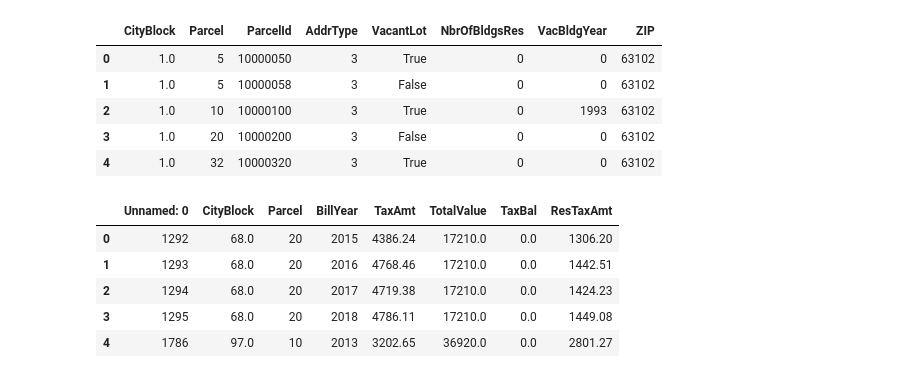
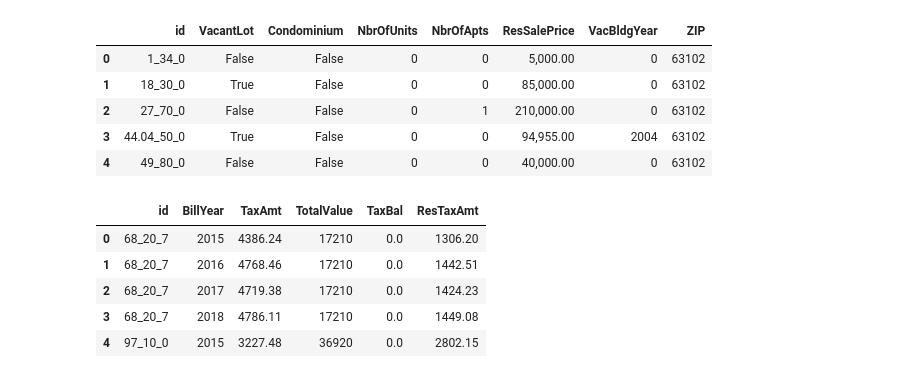
Before and after one commit to HLeek40/project_one, a Jupyter notebook: Final_Notebook.ipynb, the cells around one changed output. Cells and saved outputs as stored; diff of their text form; code cells hidden in the pictures.

```diff
--- a/Final_Notebook.ipynb
+++ b/Final_Notebook.ipynb
@@ -4,20 +6,20 @@ import csv as cv
 # %%
-prcl_df = pd.read_csv('Prcl_upd.csv')
+prcl_df = pd.read_csv('Prcl.csv')
 prcl_df.head()
 # %% [output]
-|  | CityBlock | Parcel | ParcelId | AddrType | VacantLot | NbrOfBldgsRes | VacBldgYear | ZIP |
-| 0 | 1.0 | 5 | 10000050 | 3 | True | 0 | 0 | 63102 |
-| 1 | 1.0 | 5 | 10000058 | 3 | False | 0 | 0 | 63102 |
-| 2 | 1.0 | 10 | 10000100 | 3 | True | 0 | 1993 | 63102 |
-| 3 | 1.0 | 20 | 10000200 | 3 | False | 0 | 0 | 63102 |
-| 4 | 1.0 | 32 | 10000320 | 3 | True | 0 | 0 | 63102 |
+|  | id | VacantLot | Condominium | NbrOfUnits | NbrOfApts | ResSalePrice | VacBldgYear | ZIP |
+| 0 | 1_34_0 | False | False | 0 | 0 | 5,000.00 | 0 | 63102 |
+| 1 | 18_30_0 | True | False | 0 | 0 | 85,000.00 | 0 | 63102 |
+| 2 | 27_70_0 | False | False | 0 | 1 | 210,000.00 | 0 | 63102 |
+| 3 | 44.04_50_0 | True | False | 0 | 0 | 94,955.00 | 2004 | 63102 |
+| 4 | 49_80_0 | False | False | 0 | 0 | 40,000.00 | 0 | 63102 |
 # %%
-new_df = pd.read_csv('text_data.csv')
+new_df = pd.read_csv('residential_data.csv')
 new_df.head()
 # %% [output]
-|  | Unnamed: 0 | CityBlock | Parcel | BillYear | TaxAmt | TotalValue | TaxBal | ResTaxAmt |
-| 0 | 1292 | 68.0 | 20 | 2015 | 4386.24 | 17210.0 | 0.0 | 1306.20 |
-| 1 | 1293 | 68.0 | 20 | 2016 | 4768.46 | 17210.0 | 0.0 | 1442.51 |
-| 2 | 1294 | 68.0 | 20 | 2017 | 4719.38 | 17210.0 | 0.0 | 1424.23 |
-| 3 | 1295 | 68.0 | 20 | 2018 | 4786.11 | 17210.0 | 0.0 | 1449.08 |
-| 4 | 1786 | 97.0 | 10 | 2013 | 3202.65 | 36920.0 | 0.0 | 2801.27 |
+|  | id | BillYear | TaxAmt | TotalValue | TaxBal | ResTaxAmt |
+| 0 | 68_20_7 | 2015 | 4386.24 | 17210 | 0.0 | 1306.20 |
+| 1 | 68_20_7 | 2016 | 4768.46 | 17210 | 0.0 | 1442.51 |
+| 2 | 68_20_7 | 2017 | 4719.38 | 17210 | 0.0 | 1424.23 |
+| 3 | 68_20_7 | 2018 | 4786.11 | 17210 | 0.0 | 1449.08 |
+| 4 | 97_10_0 | 2015 | 3227.48 | 36920 | 0.0 | 2802.15 |
```
Also changed, not shown: parts of 14 cells of this notebook.
